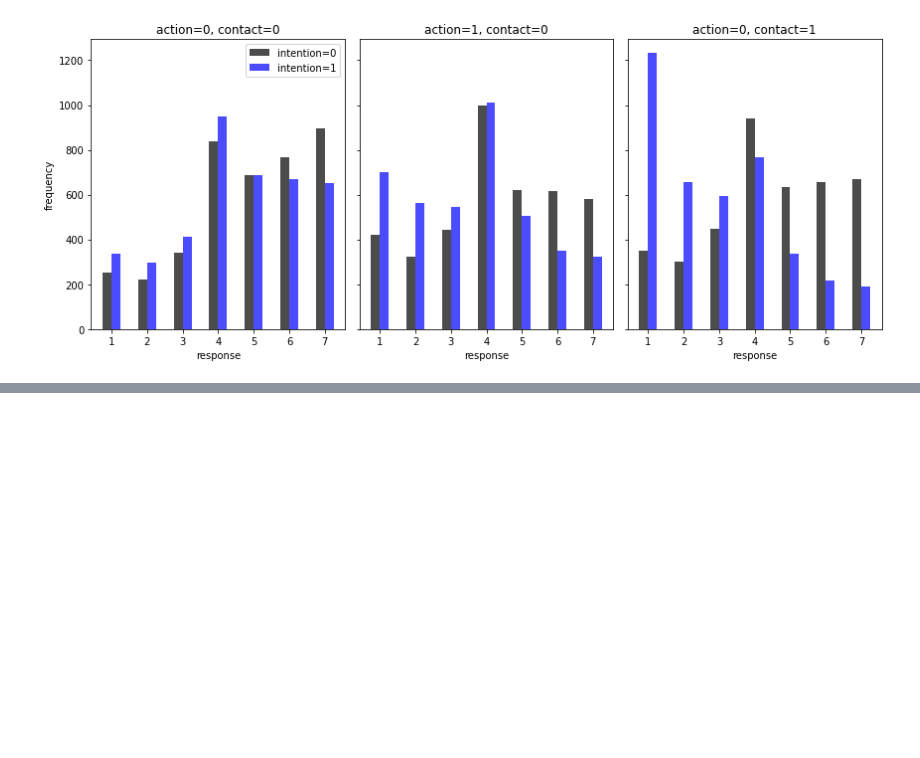
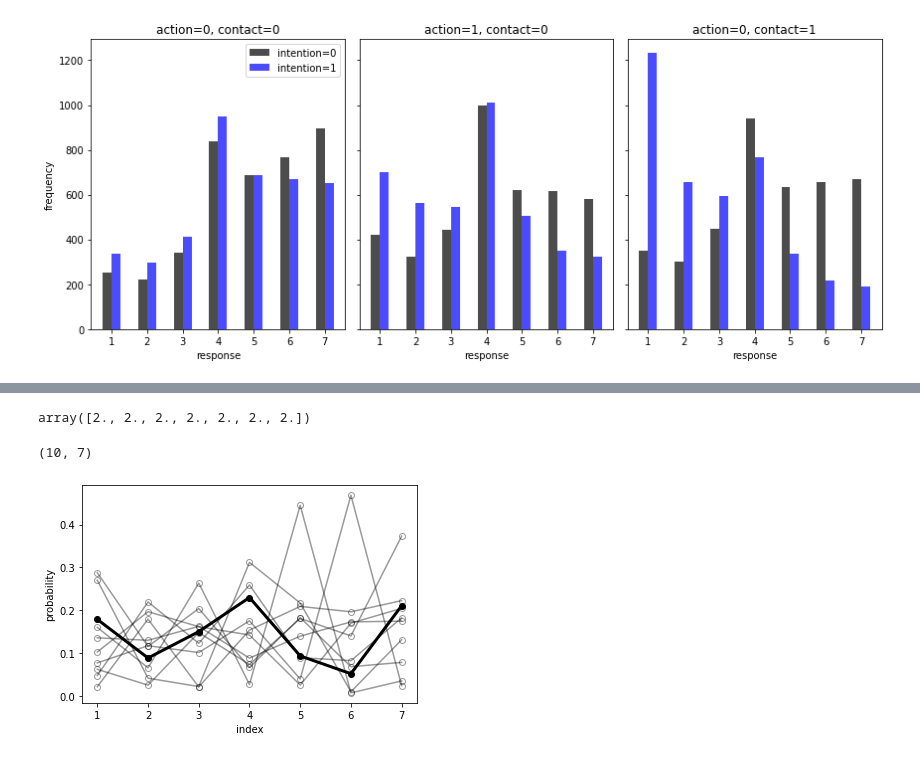
Before and after one commit to danhphan/bayesian-inferences, a Jupyter notebook: _00_rethink_stats_week7_course.ipynb, the cells around one changed output, grey strips where cells are left out. Saved outputs shown, nothing was run; the diff lists cells and outputs as text; code cells hidden in the pictures; blank space fills up the shorter version.

```diff
--- a/_00_rethink_stats_week7_course.ipynb
+++ b/_00_rethink_stats_week7_course.ipynb
@@ -562,0 +607,16 @@ plt.tight_layout();
+# %%
+np.repeat(2.0, 7)
+# %% [output]
+array([2., 2., 2., 2., 2., 2., 2.])
+# %%
+delta = np.random.dirichlet(np.repeat(2.0, 7), size=10)
+delta.shape
+# %% [output]
+(10, 7)
+# %%
+plt.plot(np.stack([range(1, 8)] * 9).T, delta[1:].T, "-ok", alpha=0.4, fillstyle="none")
+plt.plot(np.arange(1, 8).T, delta[0].T, "-ok", lw=3, ms=6)
+plt.xlabel("index")
+plt.ylabel("probability");
+# %% [output]
+[figure, added]
```
Also changed, not shown: parts of 9 cells of this notebook.
